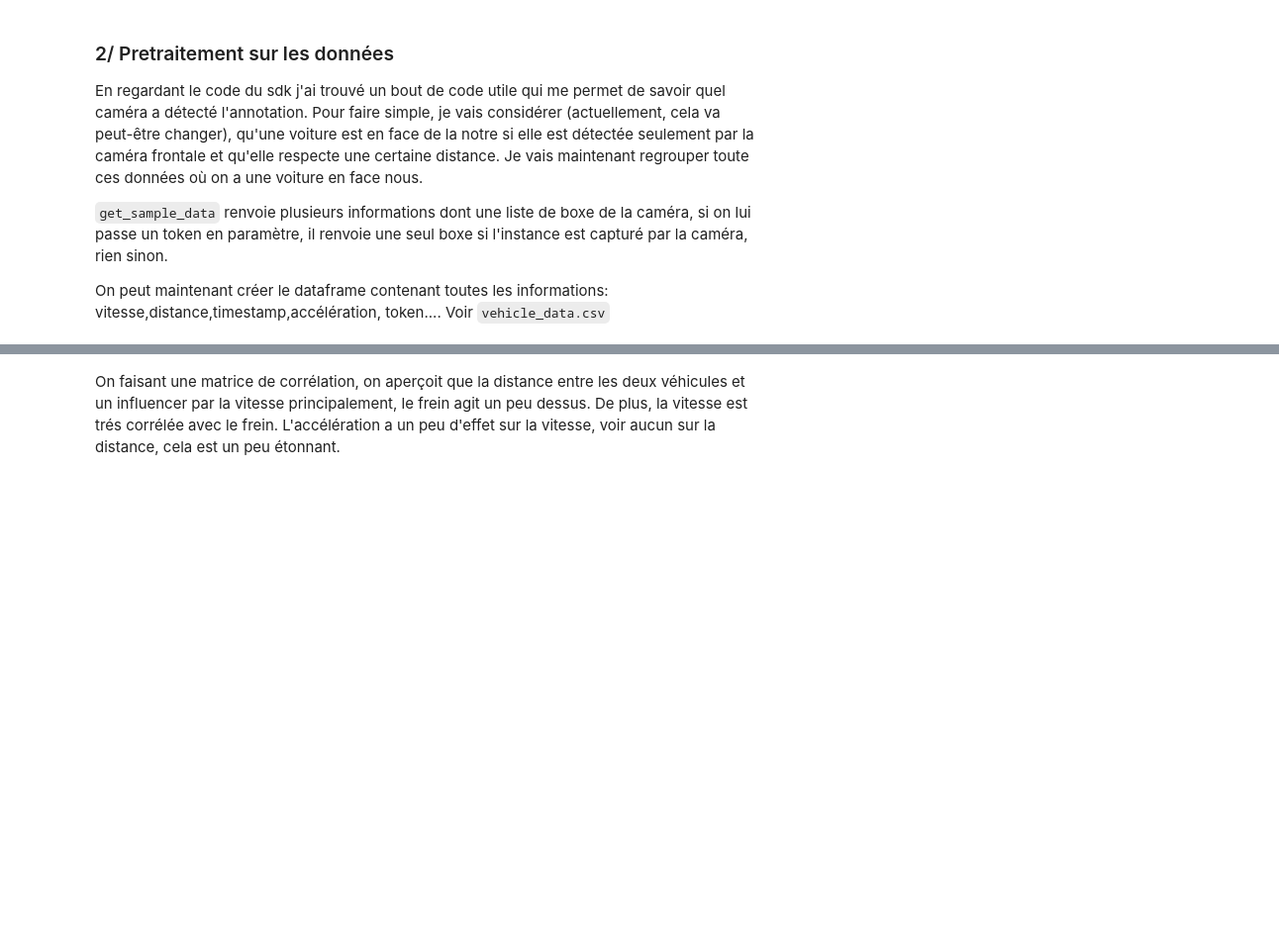
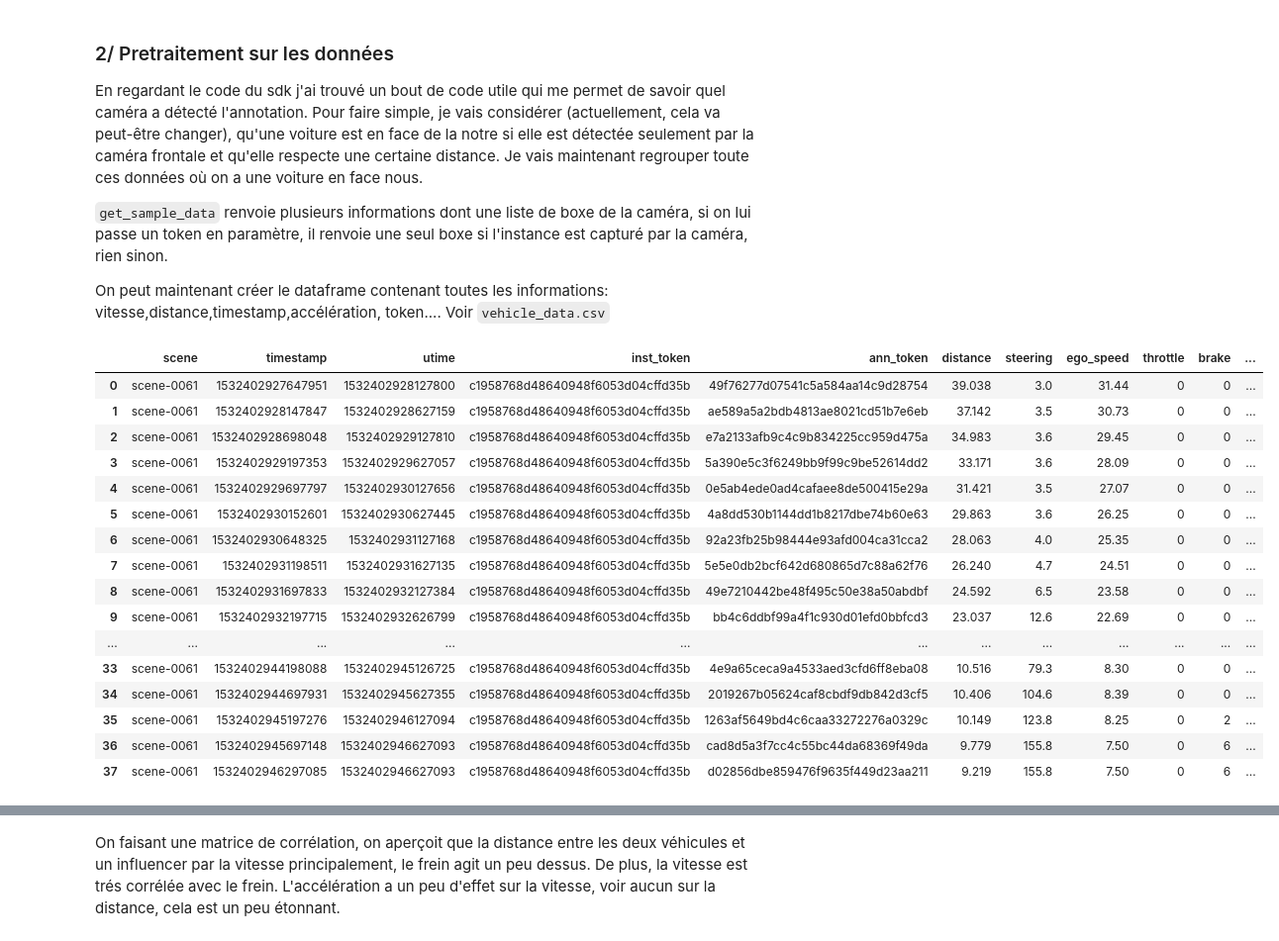
Before and after one commit to AlexandreFiche/machine_learning_for_autonomous_driving, a Jupyter notebook: nuscenes_decouverte.ipynb, the cells around one changed output, grey strips where cells are left out. Shown: that part at 99% size. Drawn from its saved outputs; the diff is of its cells as text; code cells hidden in the pictures; blank space fills up the shorter version.

```diff
--- a/nuscenes_decouverte.ipynb
+++ b/nuscenes_decouverte.ipynb
@@ -391,48 +391,71 @@ def find_vehicle_in_front(instance_token):
         _, boxes, _ = nusc.get_sample_data(curr_sample['data']['CAM_FRONT'], box_vis_level=BoxVisibility.ANY,
                                                 selected_anntokens=[curr_token])
         #and abs(dict_scene[i]['steering']) < 100
-        if len(boxes) > 0 and abs(dict_scene[i]['steering']) < 100:
+        if len(boxes) > 0:
             #calcul distance entre ego et le vehicule
             lidar = nusc.get('sample_data',curr_sample['data']['LIDAR_TOP'])
             ego_pos = nusc.get('ego_pose',lidar['ego_pose_token'])
             dist = np.linalg.norm(np.array(ego_pos['translation']) - np.array(curr_ann['translation']))
-            dic = {'scene':scene['name'],'timestamp':curr_sample['timestamp'],'utime':dict_scene[i]['utime'],'inst_token':instance_token,'ann_token':curr_token,'distance':round(dist,3),'throttle':dict_scene[i]['throttle'],'ego_speed':round(dict_scene[i]['vehicle_speed'],3)
-                  ,'brake':dict_scene[i]['brake'],'future_throttle':dict_scene[i+1]['throttle'],'future_brake':dict_scene[i+1]['brake']}
+            dic = {'scene':scene['name'],'timestamp':curr_sample['timestamp'],'utime':dict_scene[i]['utime'],'inst_token':instance_token,
+                   'ann_token':curr_token,'distance':round(dist,3),'steering':round(dict_scene[i]['steering'],3),'ego_speed':round(dict_scene[i]['vehicle_speed'],3),'throttle':dict_scene[i]['throttle'],
+                   'brake':dict_scene[i]['brake'],'future_throttle':dict_scene[i+1]['throttle'],'future_brake':dict_scene[i+1]['brake']}
             rows_list += [dic]
 
         curr_token = curr_ann['next']
         if i < taille - 2:
             i += 1
     #print(len(rows_list),len(dict_scene))
     return len(rows_list)!=0,rows_list
 
 # renvoie un tableau rempli pour toute la scene avec les données du véhicule
 def vehicle_info(scene):
     #sample = nusc.get('sample',scene['first_sample_token'])
     curr_token = scene['first_sample_token']
     rows_list = []
     last_token = scene['last_sample_token']
     i = 0
 
     dict_scene = nusc_can.get_messages(scene['name'],'vehicle_monitor')
     taille = len(dict_scene)
 
     # Pour chaque enregistrement de la scene on ajoute une ligne avec les elements
     while curr_token != last_token:
         curr_sample = nusc.get('sample',curr_token)
         while i < taille -2 and  (dict_scene[i]['utime'] + 250000 < curr_sample['timestamp']):
             i += 1
         #print(curr_sample['timestamp'] - 1532402900000000,dict_scene[i]['utime'] - 1532402900000000  )
-        dic = {'scene':scene['name'],'timestamp':curr_sample['timestamp'],'utime':dict_scene[i]['utime'],'inst_token':"vehicle_info",'ann_token':curr_token,'distance':-1,'throttle':dict_scene[i]['throttle'],'ego_speed':round(dict_scene[i]['vehicle_speed'],3)
-              ,'brake':dict_scene[i]['brake'],'future_throttle':dict_scene[i+1]['throttle'],'future_brake':dict_scene[i+1]['brake']}
+        dic = {'scene':scene['name'],'timestamp':curr_sample['timestamp'],'utime':dict_scene[i]['utime'],'inst_token':"vehicle_info",
+               'ann_token':curr_token,'distance':-1,'steering':round(dict_scene[i]['steering'],3),'ego_speed':round(dict_scene[i]['vehicle_speed'],3),'throttle':dict_scene[i]['throttle'],
+              'brake':dict_scene[i]['brake'],'future_throttle':dict_scene[i+1]['throttle'],'future_brake':dict_scene[i+1]['brake']}
         rows_list += [dic]
         curr_token = curr_sample['next']
         if i < taille - 2:
             i += 1
     #print(len(rows_list),len(dict_scene))
     return rows_list
-find_vehicle_in_front("c1958768d48640948f6053d04cffd35b")
-print()
+_ ,dic = find_vehicle_in_front("c1958768d48640948f6053d04cffd35b")
+#print(dic)
+df = pd.DataFrame.from_dict(dic).sort_values(by='timestamp').reset_index(drop=True)
+with pd.option_context('display.max_rows', None, 'display.max_columns', None):  # more options can be specified also
+    display(df)
+# %% [output]
+|  | scene | timestamp | utime | inst_token | ann_token | distance | steering | ego_speed | throttle | brake | ... |
+| 0 | scene-0061 | 1532402927647951 | 1532402928127800 | c1958768d48640948f6053d04cffd35b | 49f76277d07541c5a584aa14c9d28754 | 39.038 | 3.0 | 31.44 | 0 | 0 | ... |
+| 1 | scene-0061 | 1532402928147847 | 1532402928627159 | c1958768d48640948f6053d04cffd35b | ae589a5a2bdb4813ae8021cd51b7e6eb | 37.142 | 3.5 | 30.73 | 0 | 0 | ... |
+| 2 | scene-0061 | 1532402928698048 | 1532402929127810 | c1958768d48640948f6053d04cffd35b | e7a2133afb9c4c9b834225cc959d475a | 34.983 | 3.6 | 29.45 | 0 | 0 | ... |
+| 3 | scene-0061 | 1532402929197353 | 1532402929627057 | c1958768d48640948f6053d04cffd35b | 5a390e5c3f6249bb9f99c9be52614dd2 | 33.171 | 3.6 | 28.09 | 0 | 0 | ... |
+| 4 | scene-0061 | 1532402929697797 | 1532402930127656 | c1958768d48640948f6053d04cffd35b | 0e5ab4ede0ad4cafaee8de500415e29a | 31.421 | 3.5 | 27.07 | 0 | 0 | ... |
+| 5 | scene-0061 | 1532402930152601 | 1532402930627445 | c1958768d48640948f6053d04cffd35b | 4a8dd530b1144dd1b8217dbe74b60e63 | 29.863 | 3.6 | 26.25 | 0 | 0 | ... |
+| 6 | scene-0061 | 1532402930648325 | 1532402931127168 | c1958768d48640948f6053d04cffd35b | 92a23fb25b98444e93afd004ca31cca2 | 28.063 | 4.0 | 25.35 | 0 | 0 | ... |
+| 7 | scene-0061 | 1532402931198511 | 1532402931627135 | c1958768d48640948f6053d04cffd35b | 5e5e0db2bcf642d680865d7c88a62f76 | 26.240 | 4.7 | 24.51 | 0 | 0 | ... |
+| 8 | scene-0061 | 1532402931697833 | 1532402932127384 | c1958768d48640948f6053d04cffd35b | 49e7210442be48f495c50e38a50abdbf | 24.592 | 6.5 | 23.58 | 0 | 0 | ... |
+| 9 | scene-0061 | 1532402932197715 | 1532402932626799 | c1958768d48640948f6053d04cffd35b | bb4c6ddbf99a4f1c930d01efd0bbfcd3 | 23.037 | 12.6 | 22.69 | 0 | 0 | ... |
+| ... | ... | ... | ... | ... | ... | ... | ... | ... | ... | ... | ... |
+| 33 | scene-0061 | 1532402944198088 | 1532402945126725 | c1958768d48640948f6053d04cffd35b | 4e9a65ceca9a4533aed3cfd6ff8eba08 | 10.516 | 79.3 | 8.30 | 0 | 0 | ... |
+| 34 | scene-0061 | 1532402944697931 | 1532402945627355 | c1958768d48640948f6053d04cffd35b | 2019267b05624caf8cbdf9db842d3cf5 | 10.406 | 104.6 | 8.39 | 0 | 0 | ... |
+| 35 | scene-0061 | 1532402945197276 | 1532402946127094 | c1958768d48640948f6053d04cffd35b | 1263af5649bd4c6caa33272276a0329c | 10.149 | 123.8 | 8.25 | 0 | 2 | ... |
+| 36 | scene-0061 | 1532402945697148 | 1532402946627093 | c1958768d48640948f6053d04cffd35b | cad8d5a3f7cc4c55bc44da68369f49da | 9.779 | 155.8 | 7.50 | 0 | 6 | ... |
+| 37 | scene-0061 | 1532402946297085 | 1532402946627093 | c1958768d48640948f6053d04cffd35b | d02856dbe859476f9635f449d23aa211 | 9.219 | 155.8 | 7.50 | 0 | 6 | ... |
 # %%
 blackint = nusc_can.can_blacklist
 blacklist = [ "scene-0"+ str(i) for i in blackint]
```
Also changed, not shown: parts of 14 cells of this notebook.
